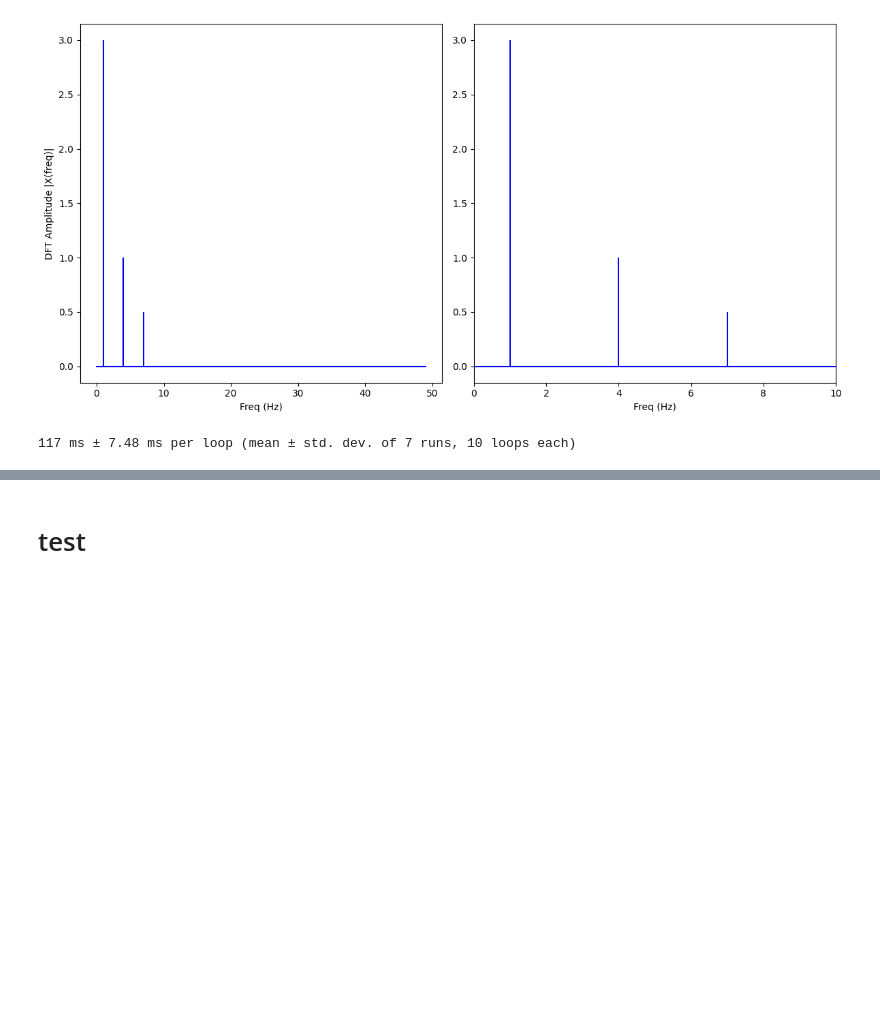
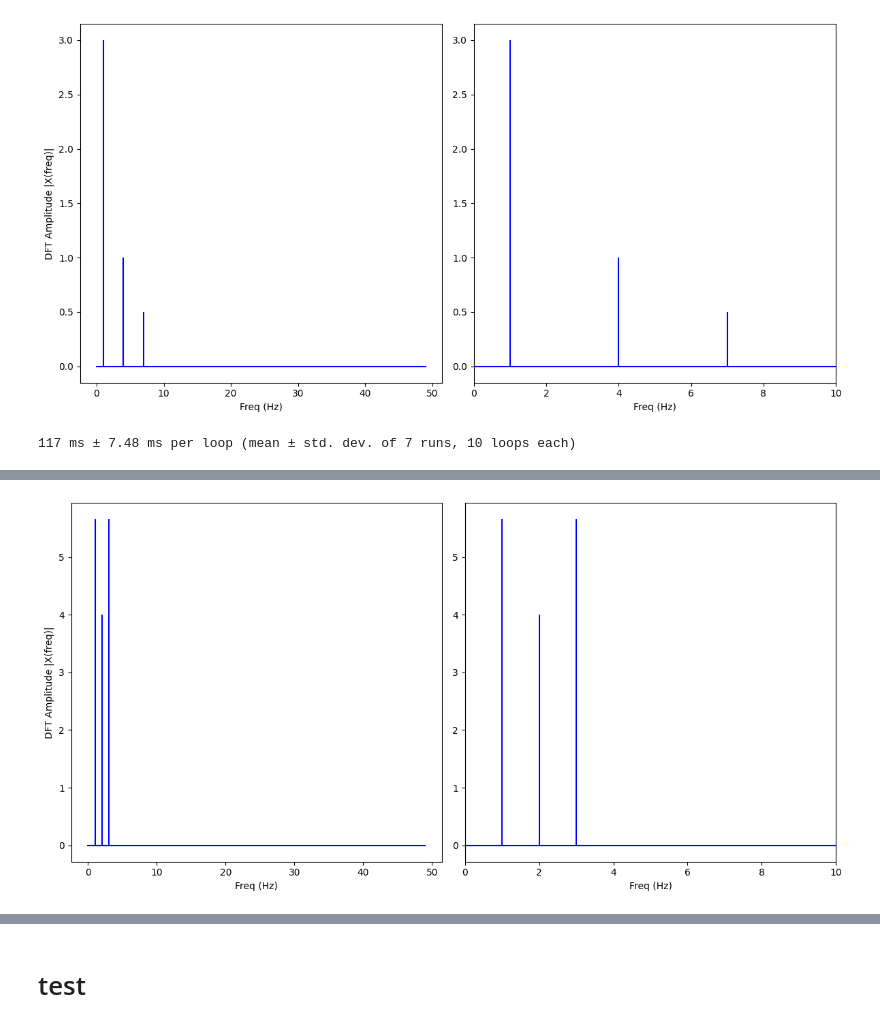
Before and after one commit to ReinerJasin/sound-and-music-computing-notes, a Jupyter notebook: project/code/tes.ipynb, the cells around one changed output, grey strips where cells are left out. Cells and saved outputs as stored; diff of their text form; code cells hidden in the pictures; blank space fills up the shorter version.

```diff
--- a/project/code/tes.ipynb
+++ b/project/code/tes.ipynb
@@ -297,0 +336,26 @@ amplitude: 2.82843
+# %%
+n_oneside = N//2
+# get the one side frequency
+f_oneside = freq[:n_oneside]
+
+# normalize the amplitude
+X_oneside = X[:n_oneside]/ n_oneside
+X_oneside[1:] = 2 * X_oneside[1:]
+
+
+plt.figure(figsize = (12, 6))
+plt.subplot(121)
+plt.stem(f_oneside, abs(X_oneside), 'b', \
+         markerfmt=" ", basefmt="-b")
+plt.xlabel('Freq (Hz)')
+plt.ylabel('DFT Amplitude |X(freq)|')
+
+plt.subplot(122)
+plt.stem(f_oneside, abs(X_oneside), 'b', \
+         markerfmt=" ", basefmt="-b")
+plt.xlabel('Freq (Hz)')
+plt.xlim(0, 10)
+plt.tight_layout()
+plt.show()
+# %% [output]
+[figure, added]
```
Also changed, not shown: parts of 8 cells of this notebook, 1 other file.
